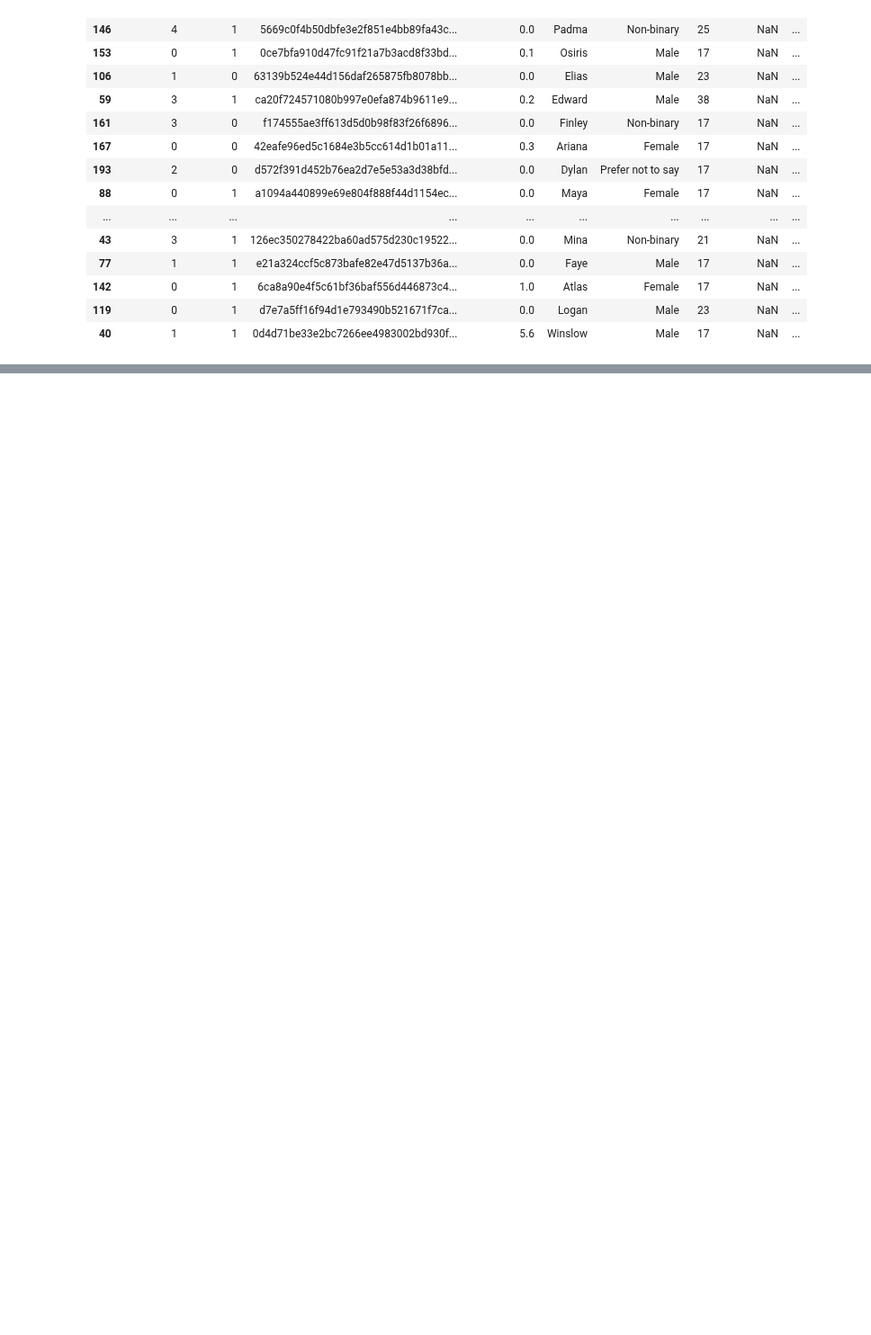
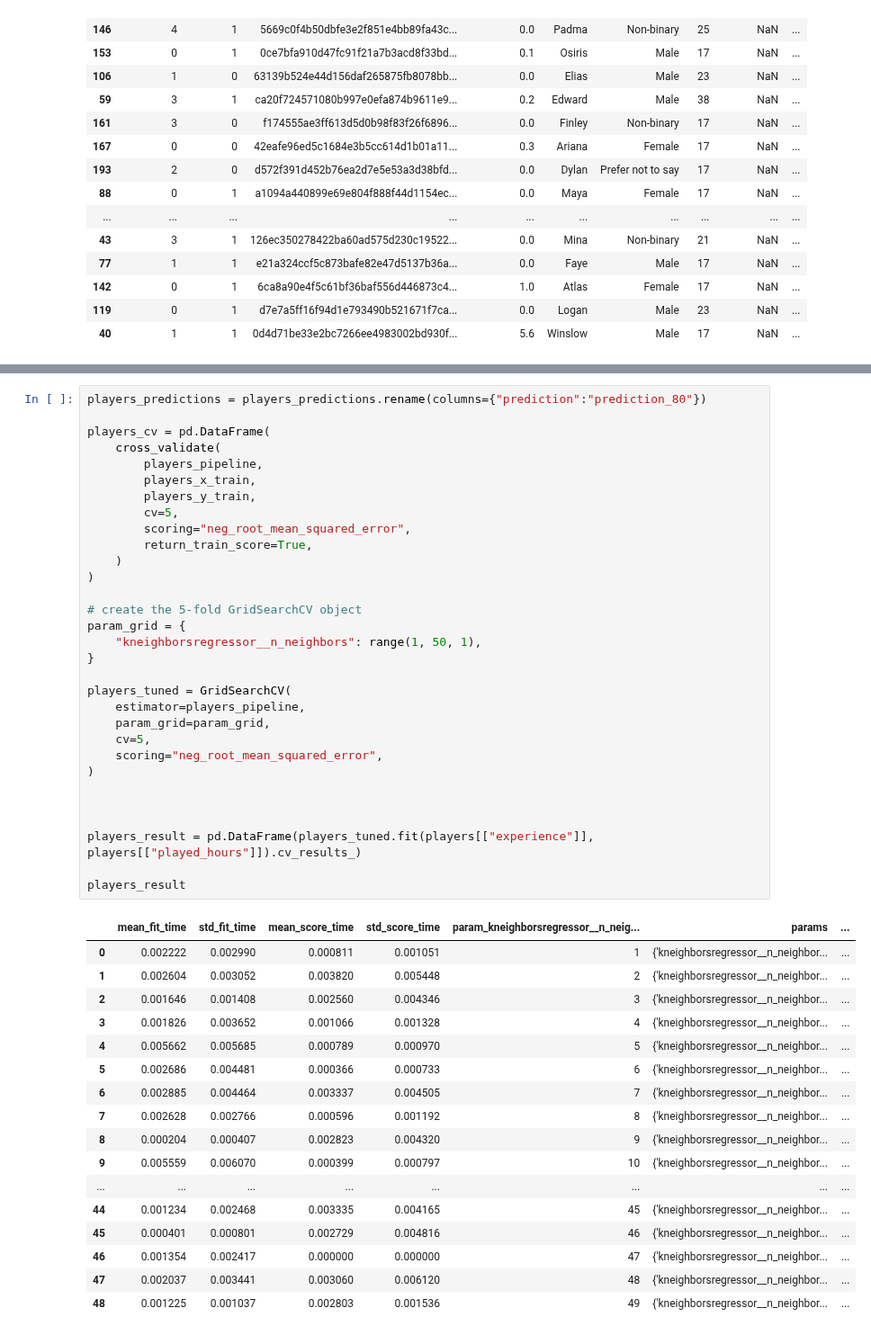
Before and after one commit to sydlpeters/dsci-group-2025w1-group-101-1, a Jupyter notebook: FinalProject.ipynb, the cells around one changed output, grey strips where cells are left out. Shown at 90% size. Cells and saved outputs as stored; diff of their text form; blank space fills up the shorter version.

```diff
--- a/FinalProject.ipynb
+++ b/FinalProject.ipynb
@@ -332,3 +342,52 @@ alt.Chart(
 players_plot
 # %% [output]
 [interactive output not drawn]
+# %%
+players_predictions = players_predictions.rename(columns={"prediction":"prediction_80"})
+
+players_cv = pd.DataFrame(
+    cross_validate(
+        players_pipeline,
+        players_x_train,
+        players_y_train,
+        cv=5,
+        scoring="neg_root_mean_squared_error",
+        return_train_score=True,
+    )
+)
+
+# create the 5-fold GridSearchCV object
+param_grid = {
+    "kneighborsregressor__n_neighbors": range(1, 50, 1),
+}
+
+players_tuned = GridSearchCV(
+    estimator=players_pipeline,
+    param_grid=param_grid,
+    cv=5,
+    scoring="neg_root_mean_squared_error",
+)
+
+
+
+players_result = pd.DataFrame(players_tuned.fit(players[["experience"]], players[["played_hours"]]).cv_results_)
+
+players_result
+# %% [output]
+|  | mean_fit_time | std_fit_time | mean_score_time | std_score_time | param_kneighborsregressor__n_neig... | params | ... |
+| 0 | 0.002222 | 0.002990 | 0.000811 | 0.001051 | 1 | {'kneighborsregressor__n_neighbor... | ... |
+| 1 | 0.002604 | 0.003052 | 0.003820 | 0.005448 | 2 | {'kneighborsregressor__n_neighbor... | ... |
+| 2 | 0.001646 | 0.001408 | 0.002560 | 0.004346 | 3 | {'kneighborsregressor__n_neighbor... | ... |
+| 3 | 0.001826 | 0.003652 | 0.001066 | 0.001328 | 4 | {'kneighborsregressor__n_neighbor... | ... |
+| 4 | 0.005662 | 0.005685 | 0.000789 | 0.000970 | 5 | {'kneighborsregressor__n_neighbor... | ... |
+| 5 | 0.002686 | 0.004481 | 0.000366 | 0.000733 | 6 | {'kneighborsregressor__n_neighbor... | ... |
+| 6 | 0.002885 | 0.004464 | 0.003337 | 0.004505 | 7 | {'kneighborsregressor__n_neighbor... | ... |
+| 7 | 0.002628 | 0.002766 | 0.000596 | 0.001192 | 8 | {'kneighborsregressor__n_neighbor... | ... |
+| 8 | 0.000204 | 0.000407 | 0.002823 | 0.004320 | 9 | {'kneighborsregressor__n_neighbor... | ... |
+| 9 | 0.005559 | 0.006070 | 0.000399 | 0.000797 | 10 | {'kneighborsregressor__n_neighbor... | ... |
+| ... | ... | ... | ... | ... | ... | ... | ... |
+| 44 | 0.001234 | 0.002468 | 0.003335 | 0.004165 | 45 | {'kneighborsregressor__n_neighbor... | ... |
+| 45 | 0.000401 | 0.000801 | 0.002729 | 0.004816 | 46 | {'kneighborsregressor__n_neighbor... | ... |
+| 46 | 0.001354 | 0.002417 | 0.000000 | 0.000000 | 47 | {'kneighborsregressor__n_neighbor... | ... |
+| 47 | 0.002037 | 0.003441 | 0.003060 | 0.006120 | 48 | {'kneighborsregressor__n_neighbor... | ... |
+| 48 | 0.001225 | 0.001037 | 0.002803 | 0.001536 | 49 | {'kneighborsregressor__n_neighbor... | ... |
```
Also changed, not shown: parts of 9 cells of this notebook.
